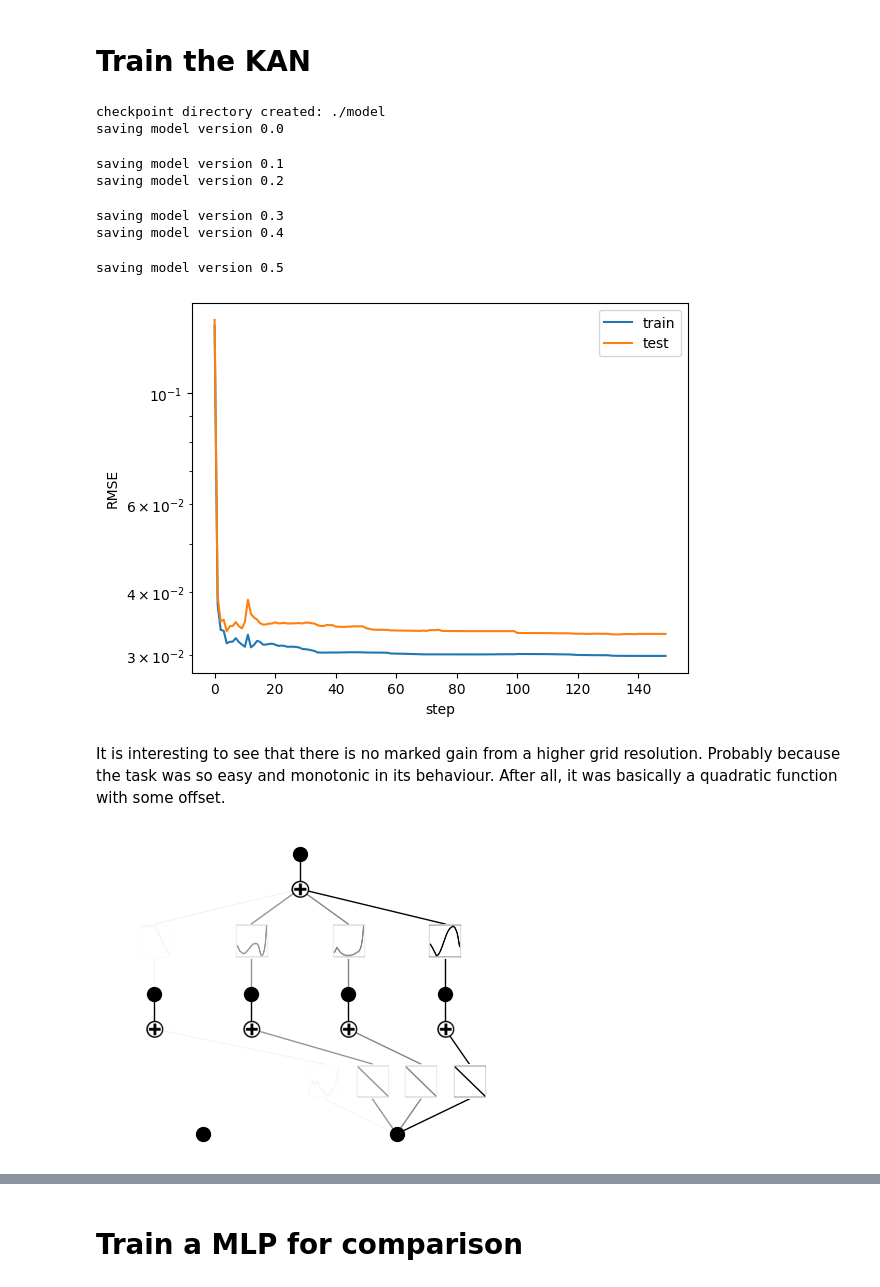
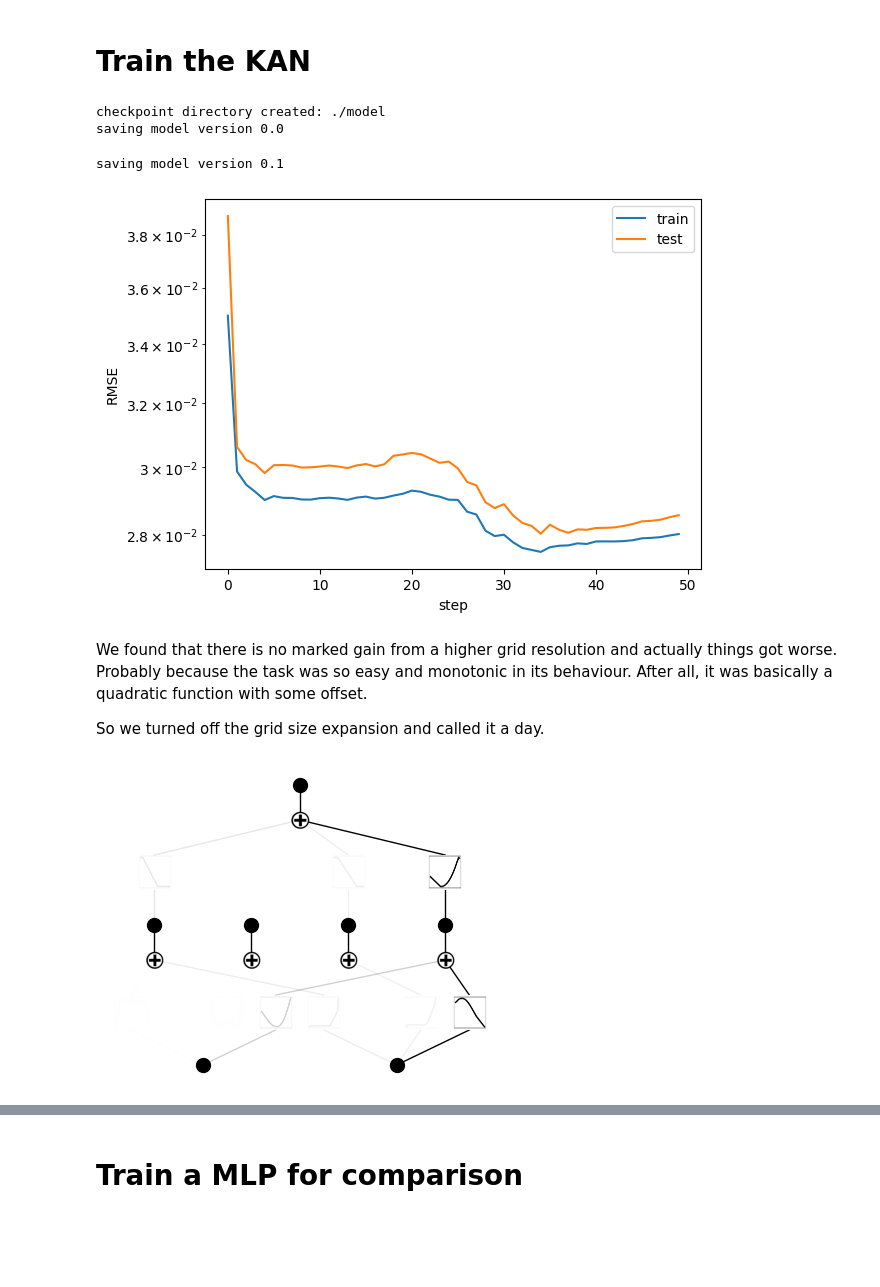
Before and after one commit to notger/motley_crew_of_models, a Jupyter notebook: kolmogorov_arnold_network/analytical_function_identification.ipynb, the cells around one changed output, grey strips where cells are left out. Cells and saved outputs as stored; diff of their text form; code cells hidden in the pictures; blank space fills up the shorter version.

```diff
--- a/kolmogorov_arnold_network/analytical_function_identification.ipynb
+++ b/kolmogorov_arnold_network/analytical_function_identification.ipynb
@@ -25,6 +26,13 @@ x0 = 85 / 1.85
 alpha = 0.8
 
 y = np.clip(y0 - alpha * ((x - x0) / x0)**2, 0.0, 1_000)
+# %%
+# For the training data, we want to normalise our data. Wild, right?
+height_scaler = MinMaxScaler().fit(h.reshape((-1, 1)))
+weight_scaler = MinMaxScaler().fit(w.reshape((-1, 1)))
+
+hn = height_scaler.transform(h.reshape((-1, 1))).squeeze()
+wn = weight_scaler.transform(w.reshape((-1, 1))).squeeze()
 # %%
 train_test_split = 0.8
 N_train = int(len(h) * train_test_split)
@@ -33,13 +41,13 @@ N_test = len(h) - N_train
 train_input = torch.zeros(N_train, 2)
 test_input = torch.zeros(N_test, 2)
 
-train_input[:, 0] = torch.from_numpy(h[:N_train])
-train_input[:, 1] = torch.from_numpy(w[:N_train])
+train_input[:, 0] = torch.from_numpy(hn[:N_train])
+train_input[:, 1] = torch.from_numpy(wn[:N_train])
 
 train_label = torch.from_numpy(y[:N_train])
 
-test_input[:, 0] = torch.from_numpy(h[N_train:])
-test_input[:, 1] = torch.from_numpy(w[N_train:])
+test_input[:, 0] = torch.from_numpy(hn[N_train:])
+test_input[:, 1] = torch.from_numpy(wn[N_train:])
 
 test_label = torch.from_numpy(y[N_train:])
 
@@ -52,55 +60,53 @@ dataset = {
 
 # Let's have separate sets for the MLP:
 X_train = np.zeros((N_train, 2))
-X_train[:, 0] = h[:N_train]
-X_train[:, 1] = w[:N_train]
+X_train[:, 0] = hn[:N_train]
+X_train[:, 1] = wn[:N_train]
 y_train = y[:N_train]
 
 X_test = np.zeros((N_test, 2))
-X_test[:, 0] = h[N_train:]
-X_test[:, 1] = w[N_train:]
+X_test[:, 0] = hn[N_train:]
+X_test[:, 1] = wn[N_train:]
 y_test = y[N_train:]
 # %% [markdown]
 # Train the KAN
 # %%
 # Train a KAN, starting from: with two features, 1D output and two layers, initially, starting with cubic splines and five grid intervals, which will be subsequently increased.
 # However, since the example is easy and analytical, and we had a few runs before, we know that a small structure is good enough and more does not help.
-grids = [5, 10, 20]
+grids = [5]#, 10, 20]
 
 train_losses = []
 test_losses = []
 
 for i, grid_size in enumerate(grids):
     if i == 0:
         kan_mdl = KAN(width=[2, 4, 1], grid=grid_size, k=3, seed=230948, device=device)
     else:
         kan_mdl = kan_mdl.refine(grid_size)
     res = kan_mdl.fit(dataset, opt="LBFGS", steps=50, lamb=0.001);
     train_losses += res['train_loss']
     test_losses += res['test_loss']
 
 plt.plot(train_losses)
 plt.plot(test_losses)
 plt.legend(['train', 'test'])
 plt.ylabel('RMSE')
 plt.xlabel('step')
 plt.yscale('log')
 # %% [output]
 checkpoint directory created: ./model
 saving model version 0.0
 saving model version 0.1
-saving model version 0.2
-saving model version 0.3
-saving model version 0.4
-saving model version 0.5
-[figure, old version]
+[figure, new version]
 # %% [markdown]
-It is interesting to see that there is no marked gain from a higher grid resolution. Probably because the task was so easy and monotonic in its behaviour. After all, it was basically a quadratic function with some offset.
+We found that there is no marked gain from a higher grid resolution and actually things got worse. Probably because the task was so easy and monotonic in its behaviour. After all, it was basically a quadratic function with some offset.
+
+So we turned off the grid size expansion and called it a day.
 # %%
 # Plot the trained model:
 kan_mdl.plot()
 # %% [output]
-[figure, old version]
+[figure, new version]
 # %%
 plt.scatter(dataset['test_label'].detach().numpy(), kan_mdl.forward(dataset['test_input']).detach().numpy())
 plt.plot([0, 0.9], [0, 0.9], 'g')
```
Also changed, not shown: parts of 7 cells of this notebook.
